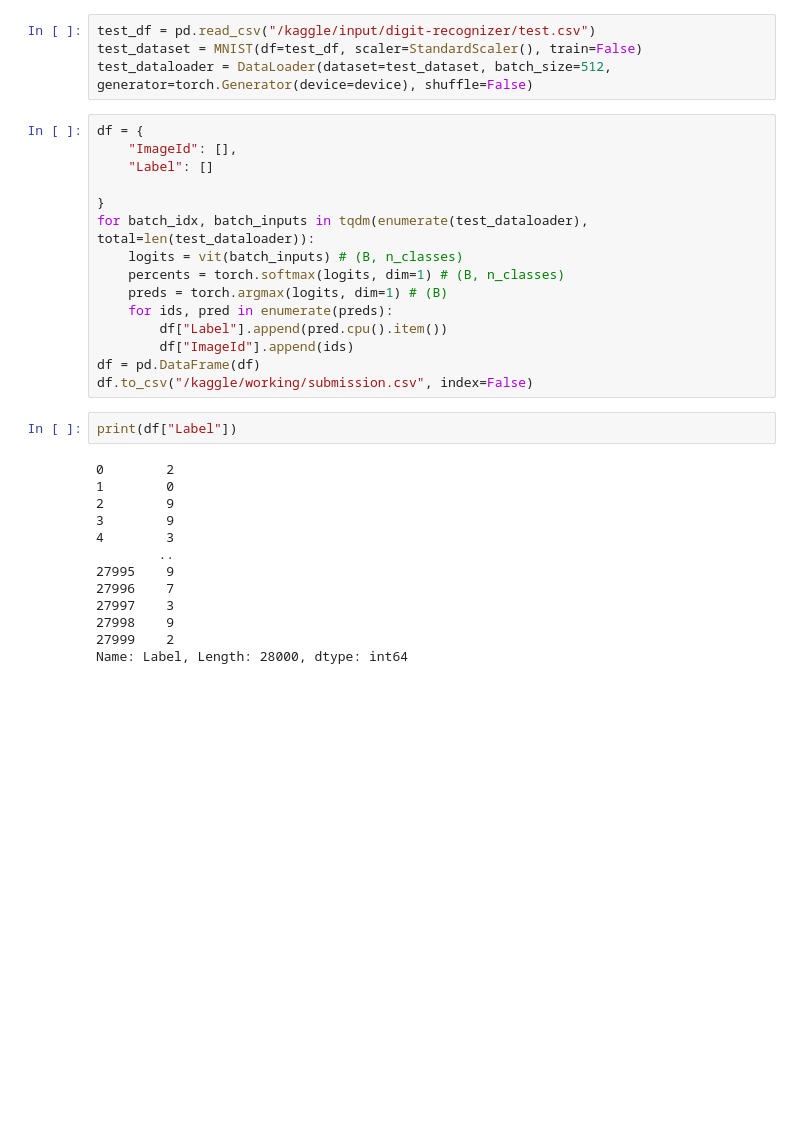
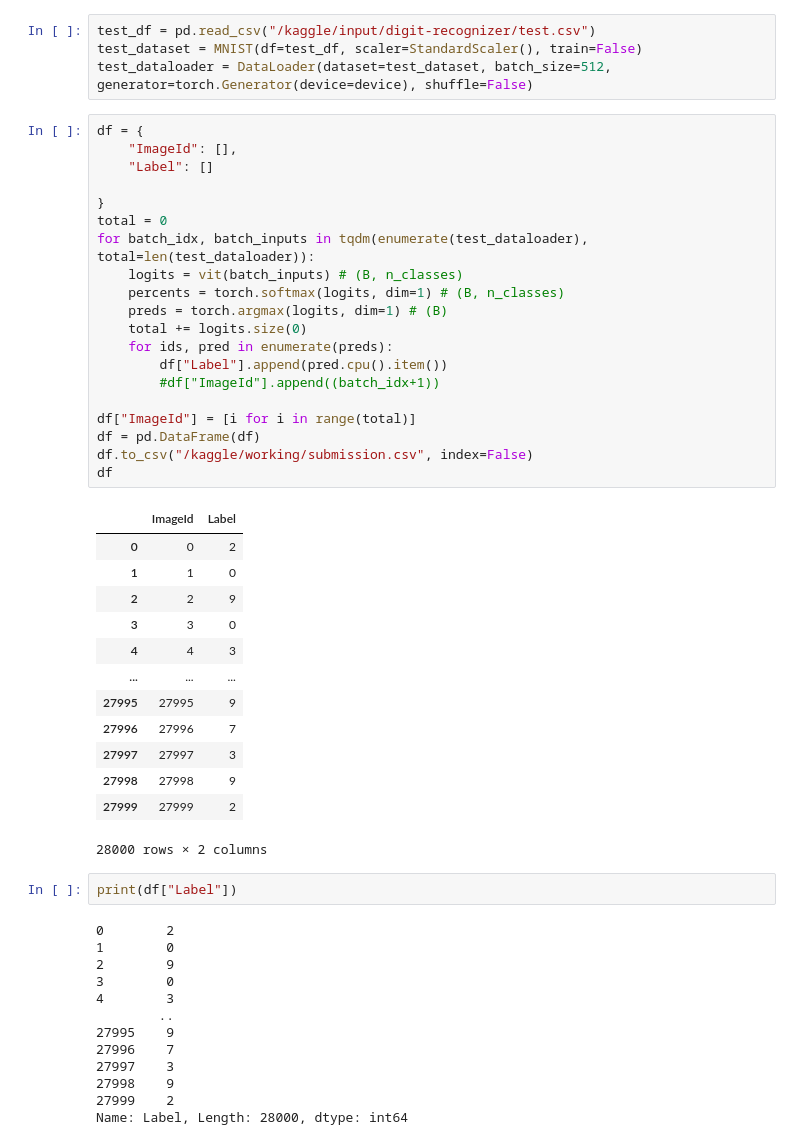
Before and after one commit to StarlitVienna/Machine-learning-kaggleDatasets, a Jupyter notebook: solving-mnist-with-vit-from-scratch-pytorch.ipynb, the cells around one changed output. Drawn from its saved outputs; the diff is of its cells as text; blank space fills up the shorter version.

```diff
--- a/solving-mnist-with-vit-from-scratch-pytorch.ipynb
+++ b/solving-mnist-with-vit-from-scratch-pytorch.ipynb
@@ -298,25 +300,44 @@ test_dataloader = DataLoader(dataset=test_dataset, batch_size=512, generator=tor
 # %%
 df = {
     "ImageId": [],
     "Label": []
 
 }
+total = 0
 for batch_idx, batch_inputs in tqdm(enumerate(test_dataloader), total=len(test_dataloader)):
     logits = vit(batch_inputs) # (B, n_classes)
     percents = torch.softmax(logits, dim=1) # (B, n_classes)
     preds = torch.argmax(logits, dim=1) # (B)
+    total += logits.size(0)
     for ids, pred in enumerate(preds):
         df["Label"].append(pred.cpu().item())
-        df["ImageId"].append(ids)
+        #df["ImageId"].append((batch_idx+1))
+
+df["ImageId"] = [i for i in range(total)]
 df = pd.DataFrame(df)
 df.to_csv("/kaggle/working/submission.csv", index=False)
+df
+# %% [output]
+|  | ImageId | Label |
+| 0 | 0 | 2 |
+| 1 | 1 | 0 |
+| 2 | 2 | 9 |
+| 3 | 3 | 0 |
+| 4 | 4 | 3 |
+| ... | ... | ... |
+| 27995 | 27995 | 9 |
+| 27996 | 27996 | 7 |
+| 27997 | 27997 | 3 |
+| 27998 | 27998 | 9 |
+| 27999 | 27999 | 2 |
+28000 rows × 2 columns
 # %%
 print(df["Label"])
 # %% [output]
 0        2
 1        0
 2        9
-3        9
+3        0
 4        3
         ..
 27995    9
```
Also changed, not shown: parts of 4 cells of this notebook.
